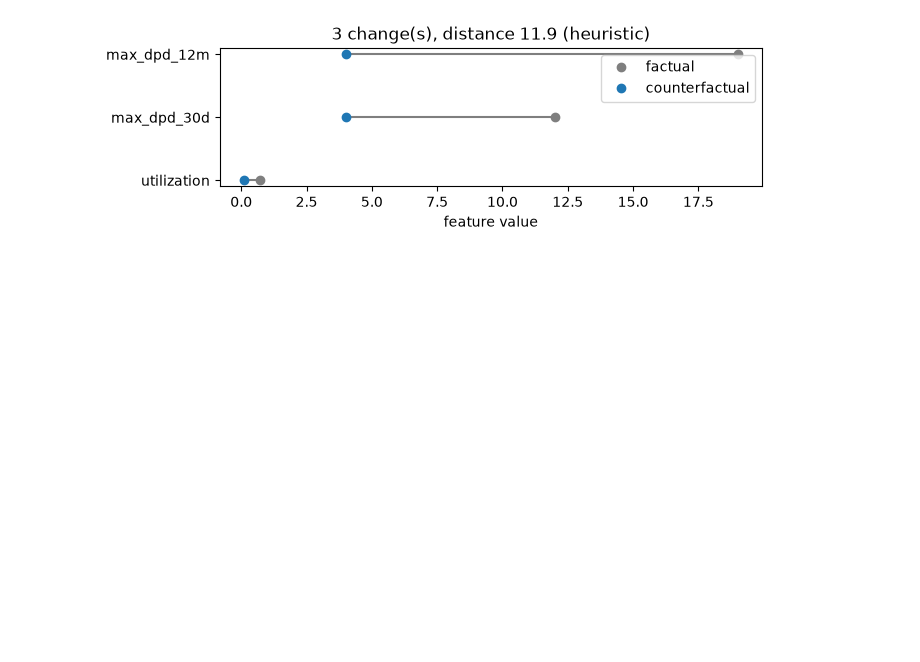
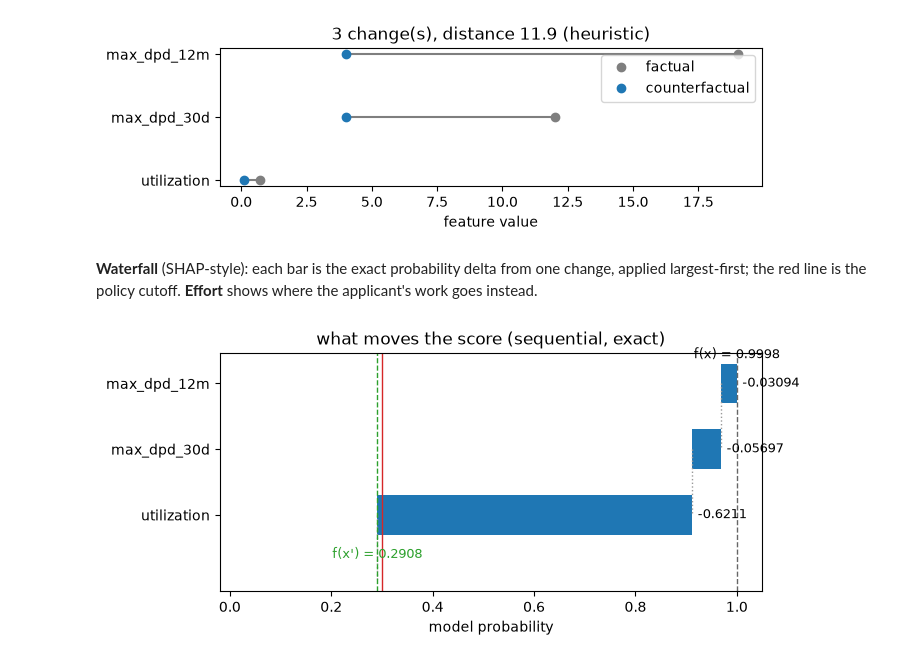
Before and after one commit to wlazlod/treecf, a Jupyter notebook: docs/notebooks/01-quickstart.ipynb, the cells around one changed output. Saved outputs shown, nothing was run; the diff lists cells and outputs as text; code cells hidden in the pictures; blank space fills up the shorter version.

```diff
--- a/docs/notebooks/01-quickstart.ipynb
+++ b/docs/notebooks/01-quickstart.ipynb
@@ -83,3 +83,11 @@ from treecf.viz import plot_changes
 plot_changes(res);
 # %% [output]
 [figure]
+# %% [markdown]
+**Waterfall** (SHAP-style): each bar is the exact probability delta from one change, applied largest-first; the red line is the policy cutoff. **Effort** shows where the applicant's work goes instead.
+# %%
+from treecf.viz import plot_effort, plot_waterfall
+
+plot_waterfall(exp, res, target=Target.probability(range=(0.0, cutoff)));
+# %% [output]
+[figure, added]
```
Also changed, not shown: parts of 1 cell of this notebook, 15 other files.
